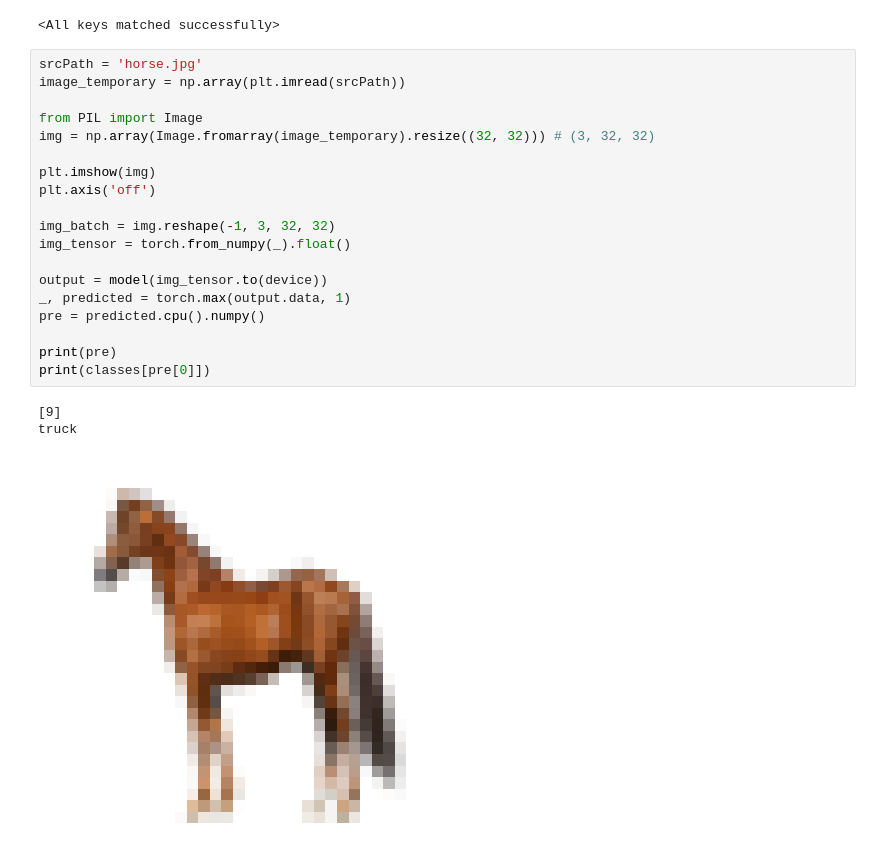
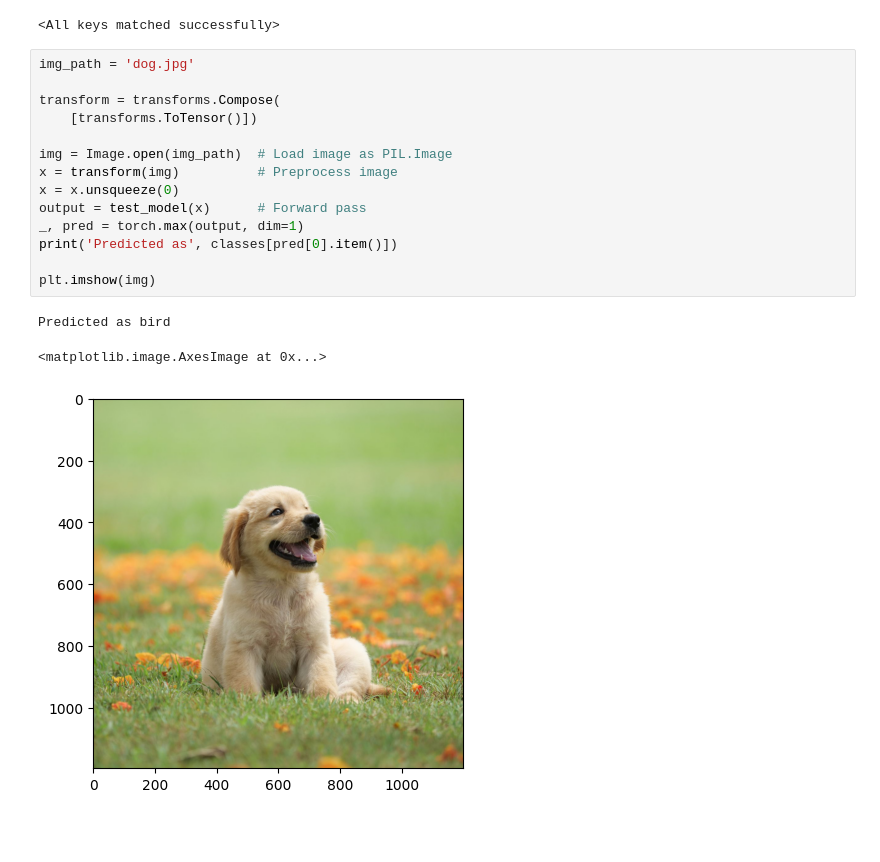
Before and after one commit to sw-shuwei/CIFAR-10_Classification_using_PyTorch_VGG19, a Jupyter notebook: main.ipynb, the cells around one changed output. Saved outputs shown, nothing was run; the diff lists cells and outputs as text; blank space fills up the shorter version.

```diff
--- a/main.ipynb
+++ b/main.ipynb
@@ -248,27 +249,22 @@ test_model.load_state_dict(torch.load('cifar10_vgg19.pth'))
 test_model.eval()
 # %% [output]
 <All keys matched successfully>
-# %%
-srcPath = 'horse.jpg'
-image_temporary = np.array(plt.imread(srcPath))
-
-from PIL import Image
-img = np.array(Image.fromarray(image_temporary).resize((32, 32))) # (3, 32, 32)
-
-plt.imshow(img)
-plt.axis('off')
-
-img_batch = img.reshape(-1, 3, 32, 32)
-img_tensor = torch.from_numpy(_).float()
-
-output = model(img_tensor.to(device))
-_, predicted = torch.max(output.data, 1)
-pre = predicted.cpu().numpy()
-
-print(pre)
-print(classes[pre[0]])
-# %% [output]
-[9]
-truck
-[figure, removed]
+# %%
+img_path = 'dog.jpg'
+
+transform = transforms.Compose(
+    [transforms.ToTensor()])
+
+img = Image.open(img_path)  # Load image as PIL.Image
+x = transform(img)          # Preprocess image
+x = x.unsqueeze(0)
+output = test_model(x)      # Forward pass
+_, pred = torch.max(output, dim=1)
+print('Predicted as', classes[pred[0].item()])
+
+plt.imshow(img)
+# %% [output]
+Predicted as bird
+<matplotlib.image.AxesImage at 0x...>
+[figure, added]
 # %%
```
Also changed, not shown: parts of 2 cells of this notebook, 1 other file.
